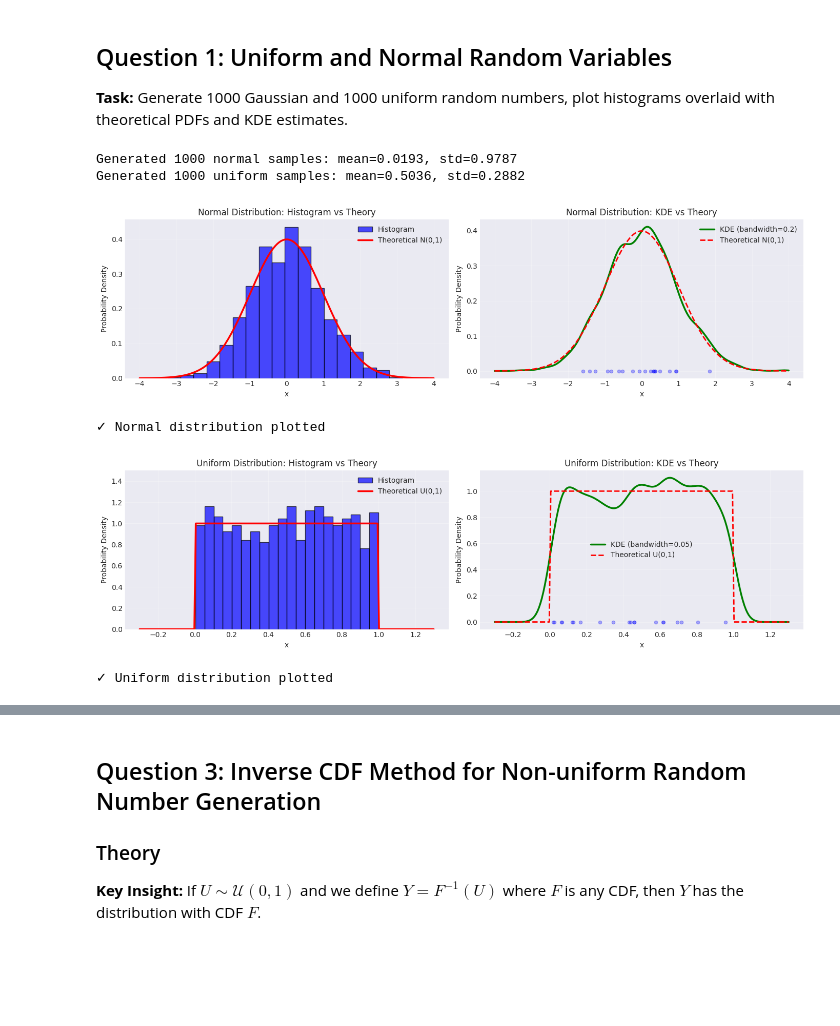
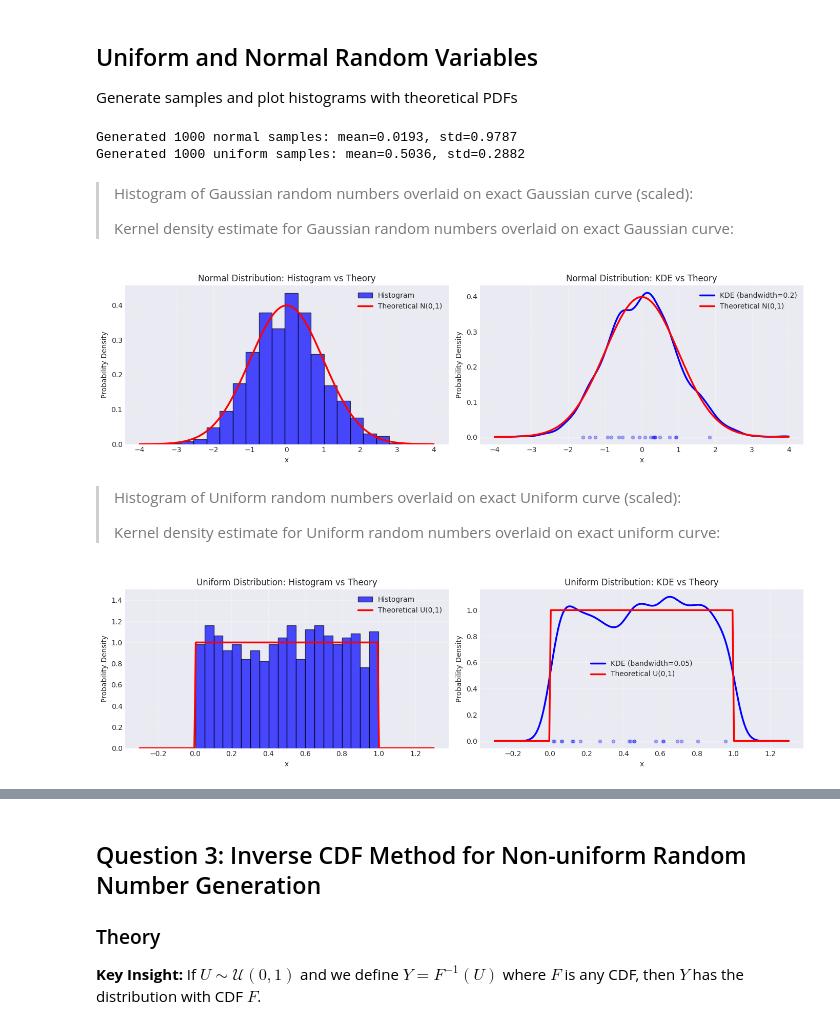
Before and after one commit to liuzihe02/iia, a Jupyter notebook: 3F3/rv_lab.ipynb, the cells around one changed output, grey strips where cells are left out. Cells and saved outputs as stored; diff of their text form; code cells hidden in the pictures; blank space fills up the shorter version.

```diff
--- a/3F3/rv_lab.ipynb
+++ b/3F3/rv_lab.ipynb
@@ -120,7 +81,7 @@ where $\mathcal{K}(u) = \mathcal{N}(u|0,1)$ is the Gaussian kernel and $\sigma$
 # %% [markdown]
-## Question 1: Uniform and Normal Random Variables
+## Uniform and Normal Random Variables
 
-**Task:** Generate 1000 Gaussian and 1000 uniform random numbers, plot histograms overlaid with theoretical PDFs and KDE estimates.
+Generate samples and plot histograms with theoretical PDFs
 # %%
 # Generate random samples
 N = 1000
@@ -140,6 +101,10 @@ print(
 # %% [output]
 Generated 1000 normal samples: mean=0.0193, std=0.9787
 Generated 1000 uniform samples: mean=0.5036, std=0.2882
+# %% [markdown]
+> Histogram of Gaussian random numbers overlaid on exact Gaussian curve (scaled):
+>
+> Kernel density estimate for Gaussian random numbers overlaid on exact Gaussian curve:
 # %%
 # Plot 1: NORMAL DISTRIBUTION
 fig, axes = plt.subplots(1, 2, figsize=(14, 4))
@@ -169,9 +134,12 @@ ax.grid(True, alpha=0.3)
 
 # Kernel Density Estimation
 ax = axes[1]
-x_kde, pdf_kde = ksdensity(x_normal, width=0.2, x_axis=x_theory)
-ax.plot(x_kde, pdf_kde, "g-", linewidth=2.5, label="KDE (bandwidth=0.2)")
-ax.plot(x_theory, p_theory, "r--", linewidth=2, label="Theoretical N(0,1)")
+bandwidth_normal = 0.2
+x_kde, pdf_kde = ksdensity(x_normal, width=bandwidth_normal, x_axis=x_theory)
+ax.plot(
+    x_kde, pdf_kde, "b-", linewidth=2.5, label=f"KDE (bandwidth={bandwidth_normal})"
+)
+ax.plot(x_theory, p_theory, "r-", linewidth=2.5, label="Theoretical N(0,1)")
 ax.scatter(x_normal[::50], np.zeros(len(x_normal[::50])), alpha=0.3, s=20, color="blue")
 
 ax.set_xlabel("x")
@@ -182,11 +150,12 @@ ax.grid(True, alpha=0.3)
 
 plt.tight_layout()
 plt.show()
-
-print("✓ Normal distribution plotted")
 # %% [output]
-[figure, old version]
+[figure, new version]
-✓ Normal distribution plotted
+# %% [markdown]
+> Histogram of Uniform random numbers overlaid on exact Uniform curve (scaled):
+>
+> Kernel density estimate for Uniform random numbers overlaid on exact uniform curve:
 # %%
 # Plot 2: UNIFORM DISTRIBUTION
 fig, axes = plt.subplots(1, 2, figsize=(14, 4))
@@ -203,37 +172,41 @@ counts, bins, patches = ax.hist(
     label="Histogram",
 )
 
 # Overlay theoretical PDF
 x_theory_u = np.linspace(-0.3, 1.3, 200)
 p_theory_u = stats.uniform.pdf(x_theory_u, loc=0, scale=1)
 ax.plot(x_theory_u, p_theory_u, "r-", linewidth=2.5, label="Theoretical U(0,1)")
 
 ax.set_xlabel("x")
 ax.set_ylabel("Probability Density")
 ax.set_title("Uniform Distribution: Histogram vs Theory")
 ax.legend()
 ax.grid(True, alpha=0.3)
 ax.set_ylim([0, 1.5])
 
 # Kernel Density Estimation
 ax = axes[1]
-x_kde_u, pdf_kde_u = ksdensity(x_uniform, width=0.05, x_axis=x_theory_u)
-ax.plot(x_kde_u, pdf_kde_u, "g-", linewidth=2.5, label="KDE (bandwidth=0.05)")
-ax.plot(x_theory_u, p_theory_u, "r--", linewidth=2, label="Theoretical U(0,1)")
+bandwidth_uniform = 0.05
+x_kde_u, pdf_kde_u = ksdensity(x_uniform, width=bandwidth_uniform, x_axis=x_theory_u)
+ax.plot(
+    x_kde_u,
+    pdf_kde_u,
+    "b-",
+    linewidth=2.5,
+    label=f"KDE (bandwidth={bandwidth_uniform})",
+)
+ax.plot(x_theory_u, p_theory_u, "r-", linewidth=2.5, label="Theoretical U(0,1)")
 ax.scatter(
     x_uniform[::50], np.zeros(len(x_uniform[::50])), alpha=0.3, s=20, color="blue"
 )
 
 ax.set_xlabel("x")
 ax.set_ylabel("Probability Density")
 ax.set_title("Uniform Distribution: KDE vs Theory")
 ax.legend()
 ax.grid(True, alpha=0.3)
 
 plt.tight_layout()
 plt.show()
-
-print("✓ Uniform distribution plotted")
 # %% [output]
-[figure, old version]
+[figure, new version]
-✓ Uniform distribution plotted
```
Also changed, not shown: parts of 27 cells of this notebook, 5 other files.
